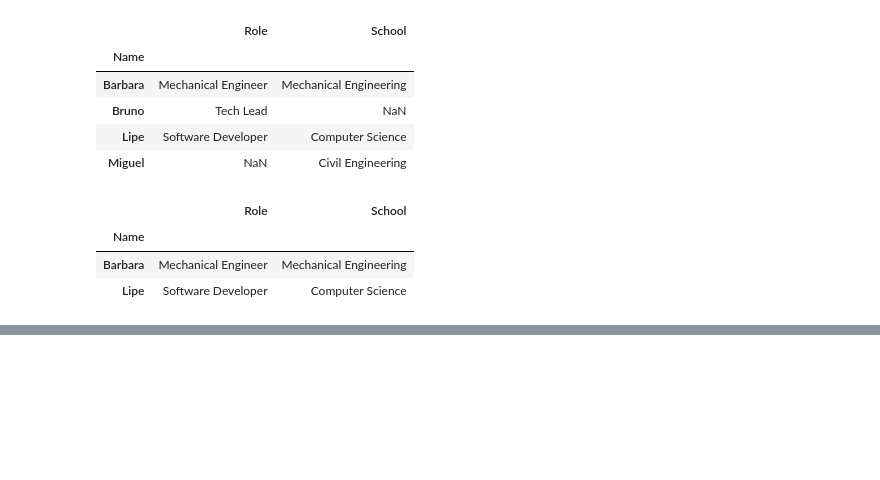
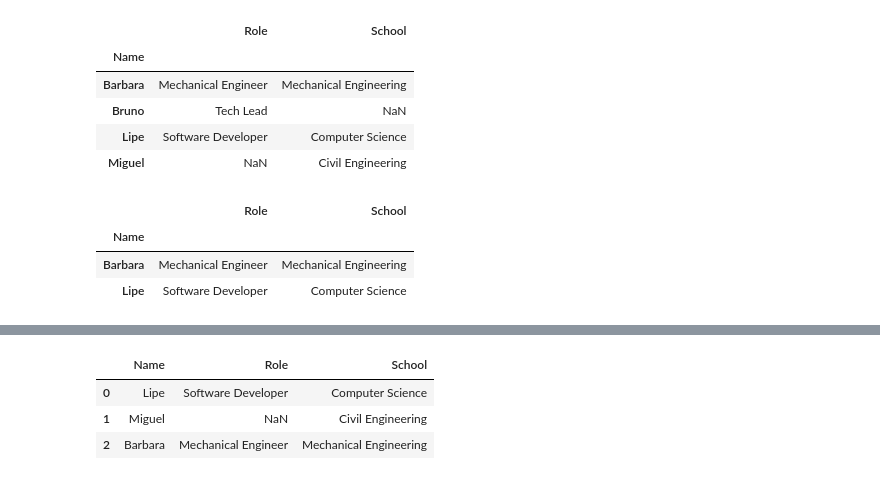
Before and after one commit to brunofbpaula/DataScience-UM-Coursera, a Jupyter notebook: Pandas/DataFrame/MergingDataFrames.ipynb, the cells around one changed output, grey strips where cells are left out. Cells and saved outputs as stored; diff of their text form; code cells hidden in the pictures; blank space fills up the shorter version.

```diff
--- a/Pandas/DataFrame/MergingDataFrames.ipynb
+++ b/Pandas/DataFrame/MergingDataFrames.ipynb
@@ -54,0 +74,11 @@ pd.merge(staff_df, students_df, how='inner', left_index=True, right_index=True)
+# %%
+# Using ON parameter
+staff_df = staff_df.reset_index()
+students_df = students_df.reset_index()
+
+pd.merge(staff_df, students_df, how='right', on='Name')
+# %% [output]
+|  | Name | Role | School |
+| 0 | Lipe | Software Developer | Computer Science |
+| 1 | Miguel | NaN | Civil Engineering |
+| 2 | Barbara | Mechanical Engineer | Mechanical Engineering |
```
Also changed, not shown: parts of 5 cells of this notebook.
